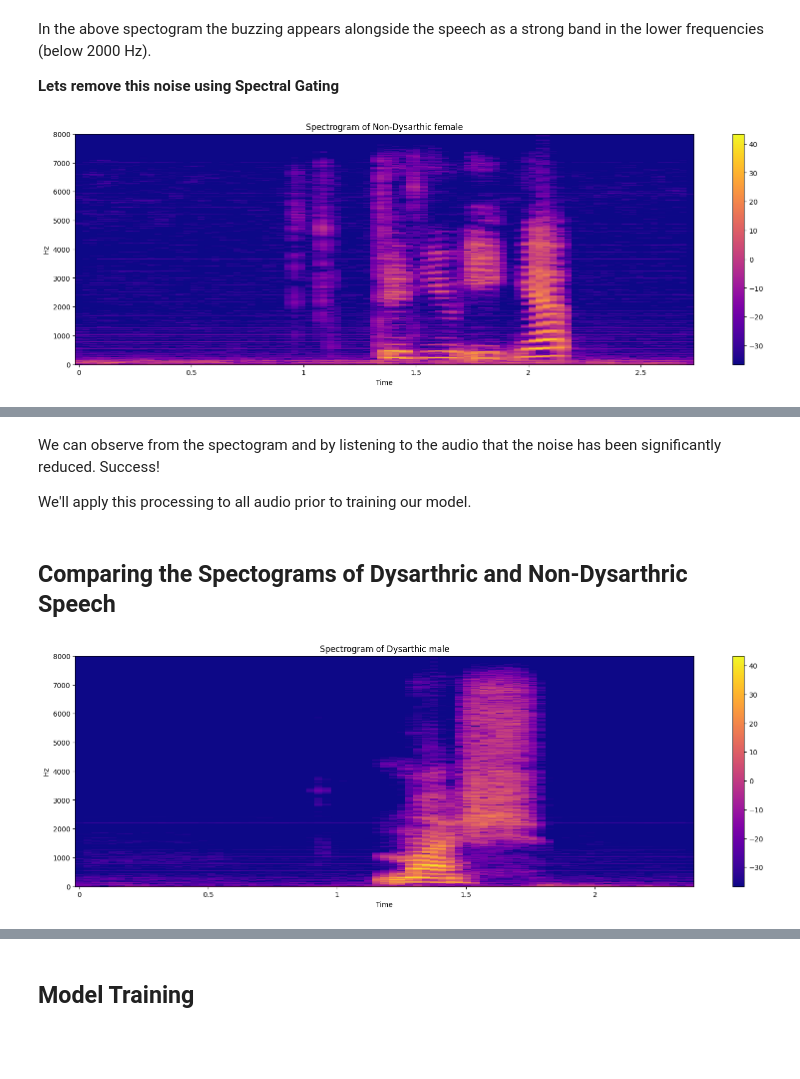
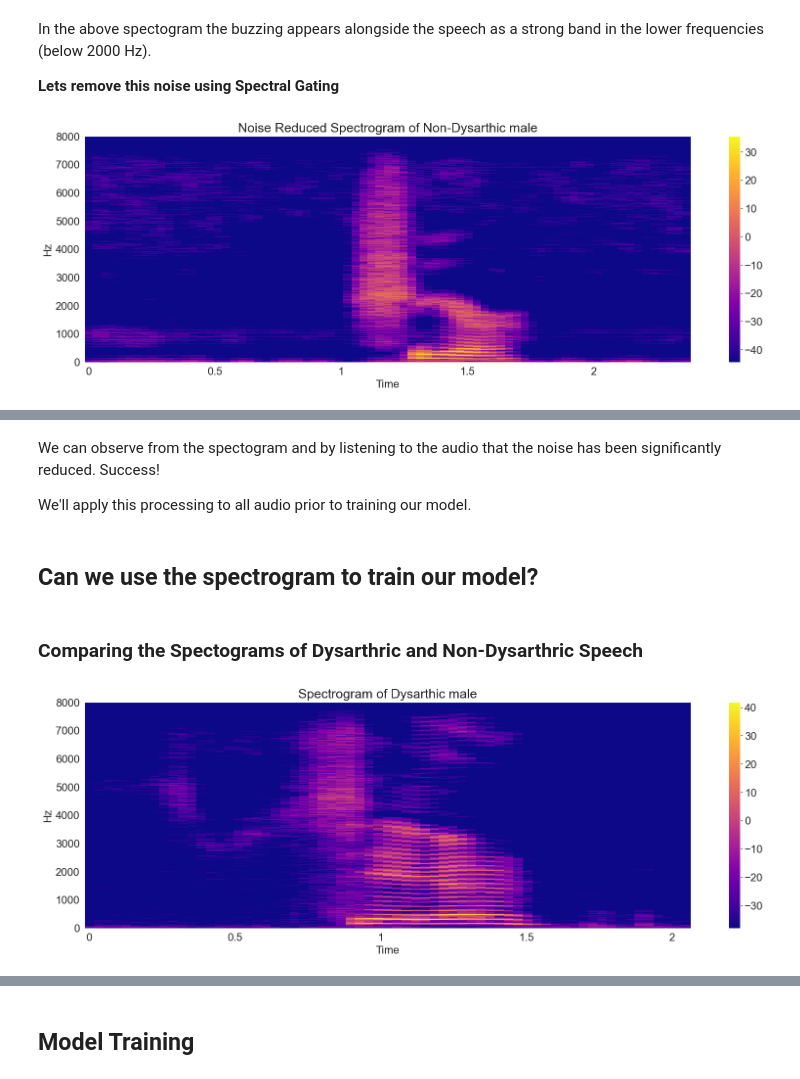
Before and after one commit to doylemark/dysarthia-classifier, a Jupyter notebook: notebook.ipynb, the cells around one changed output, grey strips where cells are left out. Drawn from its saved outputs; the diff is of its cells as text; code cells hidden in the pictures; blank space fills up the shorter version.

```diff
--- a/notebook.ipynb
+++ b/notebook.ipynb
@@ -85,23 +88,23 @@ In the above spectogram the buzzing appears alongside the speech as a strong ban
 # %%
 def preprocess_row_audio(row):
     y, sr = librosa.load(row['filename'], sr=None)
 
     noise_clip = y[0:int(sr)]
     reduced = nr.reduce_noise(
         y=y,
         sr=sr,
         y_noise=noise_clip,
-        prop_decrease=0.8,
-        freq_mask_smooth_hz=200,
-        n_std_thresh_stationary=1.5
+        prop_decrease=1,
+        freq_mask_smooth_hz=500,
+        n_std_thresh_stationary=2
     )
 
     return reduced, sr, row
+
+y, sr, row = preprocess_row_audio(femabcw.iloc[0])
+show_spectrogram(y, sr, label("Noise Reduced Spectrogram", row))
+# %% [output]
+[figure, added]
-# %%
-y, sr, row = preprocess_row_audio(female_not_dysarthric.iloc[0])
-show_spectrogram(y, sr, row)
-# %% [output]
-[figure, removed]
 # %%
 ipd.Audio(y, rate=sr)
 # %% [output]
@@ -110,11 +113,13 @@ ipd.Audio(y, rate=sr)
 We can observe from the spectogram and by listening to the audio that the noise has been significantly reduced. Success!
 
 We'll apply this processing to all audio prior to training our model.
+# %% [markdown]
+## Can we use the spectrogram to train our model?
 # %% [markdown]
-## Comparing the Spectograms of Dysarthric and Non-Dysarthric Speech
+### Comparing the Spectograms of Dysarthric and Non-Dysarthric Speech
 # %%
-preprocessed_male_dysarthric, sr, row = preprocess_row_audio(male_dysarthric.iloc[0])
-show_spectrogram(preprocessed_male_dysarthric, sr, row)
+preprocessed_male_dysarthric, sr_m_d, row_m_d = preprocess_row_audio(male_dysarthric.iloc[0])
+show_spectrogram(preprocessed_male_dysarthric, sr_m_d, label("Spectrogram", row_m_d))
 # %% [output]
-[figure, old version]
+[figure, new version]
 # %%
```
Also changed, not shown: parts of 53 cells of this notebook, 9 other files.
